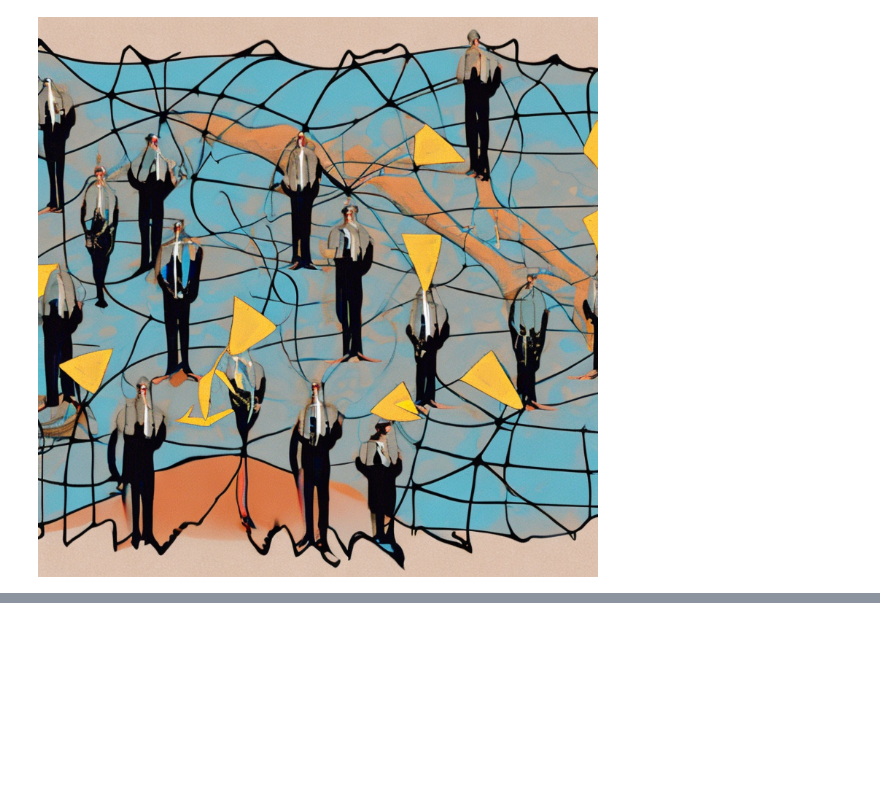
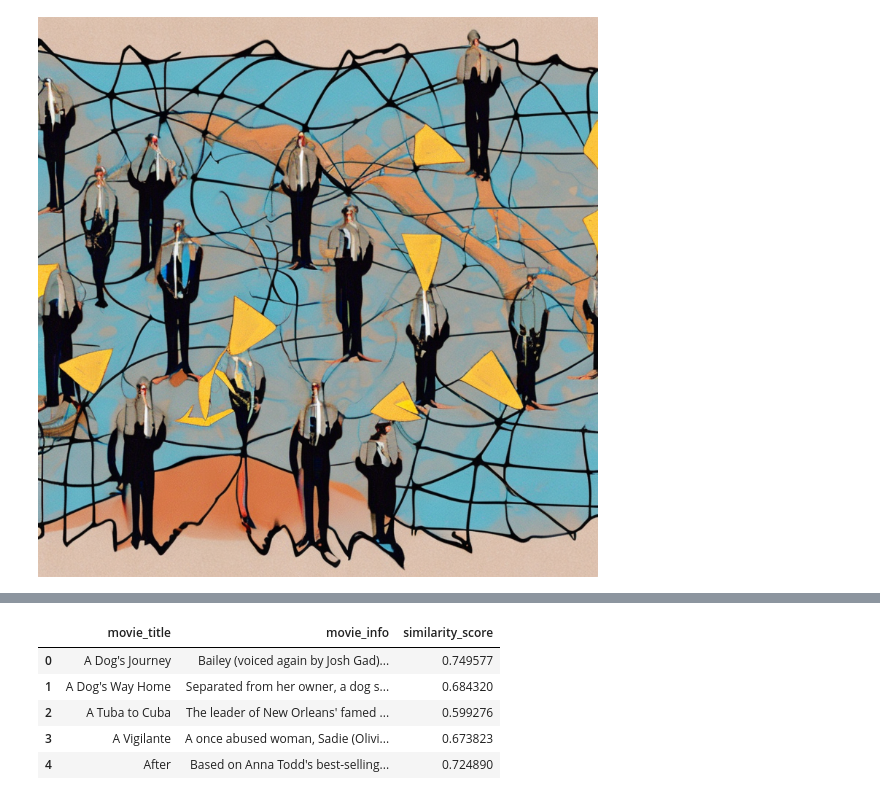
Before and after one commit to surtich/IA-para-desarrolladores, a Jupyter notebook: ipynb/13_Hugging Face.ipynb, the cells around one changed output, grey strips where cells are left out. Saved outputs shown, nothing was run; the diff lists cells and outputs as text; code cells hidden in the pictures; blank space fills up the shorter version.

```diff
--- a/ipynb/13_Hugging Face.ipynb
+++ b/ipynb/13_Hugging Face.ipynb
@@ -161,0 +177,7 @@ WARNING:huggingface_hub.file_download:Xet Storage is enabled for this repo, but
+# %%
+# extract the embedding representation for each review
+feature_extractor = pipeline("feature-extraction",
+                             model="sentence-transformers/all-MiniLM-L6-v2")
+
+embeddings = movies['movie_info'].apply(lambda x: feature_extractor(x)[0][0])
+embeddings.head(2)
@@ -161,0 +197,6 @@ WARNING:huggingface_hub.file_download:Xet Storage is enabled for this repo, but
+# %%
+# save the embedding for that movie
+import numpy as np
+
+embedding_cm = np.array(embeddings[25]).reshape(1, -1)
+embedding_cm.shape
@@ -161,0 +205,4 @@ WARNING:huggingface_hub.file_download:Xet Storage is enabled for this repo, but
+# %%
+# save the embeddings for all movies
+embeddings_movies = np.vstack(embeddings)
+embeddings_movies.shape
@@ -161,0 +211,7 @@ WARNING:huggingface_hub.file_download:Xet Storage is enabled for this repo, but
+# %%
+# calculate the cosine similarity scores
+from sklearn.metrics.pairwise import cosine_similarity
+
+similarity_scores_cm = cosine_similarity(embedding_cm, embeddings_movies)
+similarity_scores_cm_series = pd.Series(similarity_scores_cm.flatten(), name='similarity_score')
+similarity_scores_cm_series.head()
@@ -161,0 +226,11 @@ WARNING:huggingface_hub.file_download:Xet Storage is enabled for this repo, but
+# %%
+# combine movie titles, descriptions and scores
+similarity_scores_cm_df = pd.concat([movies[['movie_title', 'movie_info']], similarity_scores_cm_series], axis=1)
+similarity_scores_cm_df.head()
+# %% [output]
+|  | movie_title | movie_info | similarity_score |
+| 0 | A Dog's Journey | Bailey (voiced again by Josh Gad)... | 0.749577 |
+| 1 | A Dog's Way Home | Separated from her owner, a dog s... | 0.684320 |
+| 2 | A Tuba to Cuba | The leader of New Orleans' famed ... | 0.599276 |
+| 3 | A Vigilante | A once abused woman, Sadie (Olivi... | 0.673823 |
+| 4 | After | Based on Anna Todd's best-selling... | 0.724890 |
```
Also changed, not shown: parts of 9 cells of this notebook, 12 other files.
